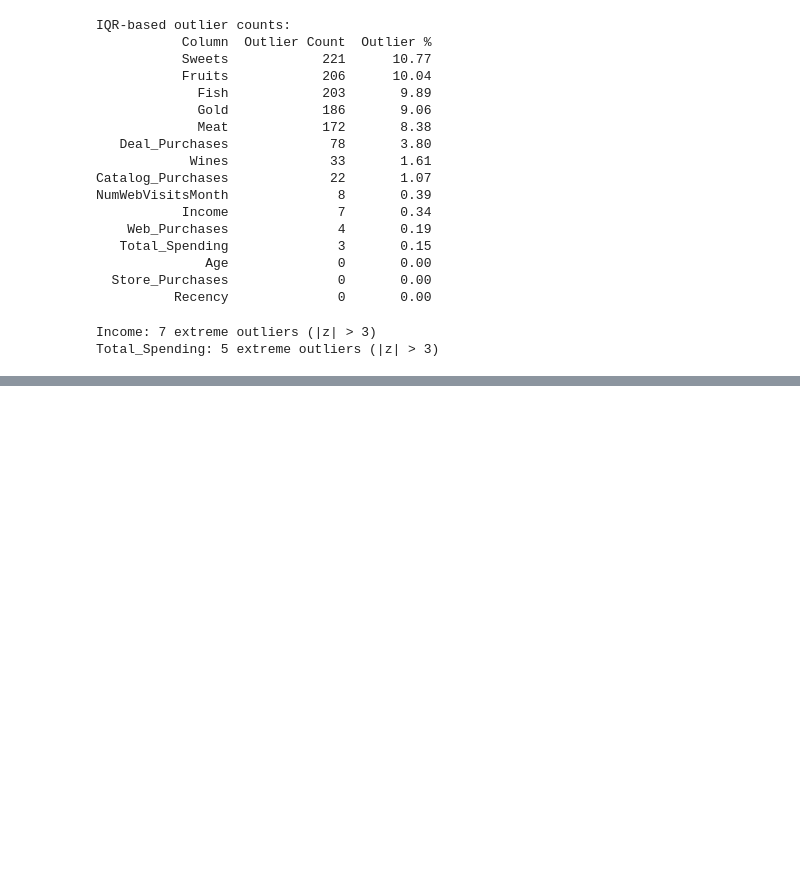
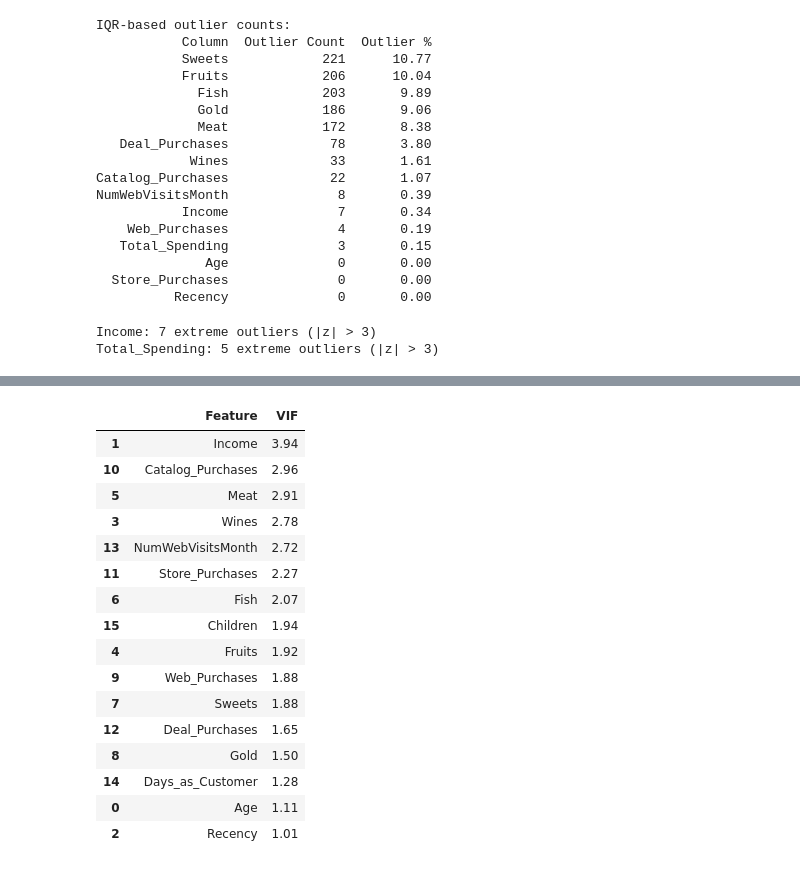
Before and after one commit to papocun/Customer-Segmentation-Project, a Jupyter notebook: Notebooks/Eda.ipynb, the cells around one changed output, grey strips where cells are left out. Saved outputs shown, nothing was run; the diff lists cells and outputs as text; code cells hidden in the pictures; blank space fills up the shorter version.

```diff
--- a/Notebooks/Eda.ipynb
+++ b/Notebooks/Eda.ipynb
@@ -1018,0 +1041,47 @@ Total_Spending: 5 extreme outliers (|z| > 3)
+# %%
+#Variance Inflation Factor
+# VIF > 5: moderate concern | VIF > 10: serious multicollinearity
+
+from statsmodels.stats.outliers_influence import variance_inflation_factor
+
+# Use only continuous features (exclude binary and derived composite columns)
+vif_cols = ['Age','Income','Recency','Wines','Fruits','Meat','Fish','Sweets','Gold',
+            'Web_Purchases','Catalog_Purchases','Store_Purchases','Deal_Purchases',
+            'NumWebVisitsMonth','Days_as_Customer','Children']
+
+vif_data = df[vif_cols].dropna()
+vif_data_const = vif_data.copy()
+vif_data_const['intercept'] = 1
+
+vif_result = pd.DataFrame()
+vif_result['Feature'] = vif_data_const.columns
+vif_result['VIF'] = [variance_inflation_factor(vif_data_const.values, i)
+                     for i in range(vif_data_const.shape[1])]
+vif_result = vif_result[vif_result['Feature'] != 'intercept']
+vif_result = vif_result.sort_values('VIF', ascending=False)
+
+# colour code
+def highlight_vif(val):
+    if val > 10: return 'background-color: #ffcccc'
+    elif val > 5: return 'background-color: #fff3cc'
+    return 'background-color: #00000'
+
+vif_result.style.applymap(highlight_vif, subset=['VIF']).format({'VIF': '{:.2f}'})
+# %% [output]
+|  | Feature | VIF |
+| 1 | Income | 3.94 |
+| 10 | Catalog_Purchases | 2.96 |
+| 5 | Meat | 2.91 |
+| 3 | Wines | 2.78 |
+| 13 | NumWebVisitsMonth | 2.72 |
+| 11 | Store_Purchases | 2.27 |
+| 6 | Fish | 2.07 |
+| 15 | Children | 1.94 |
+| 4 | Fruits | 1.92 |
+| 9 | Web_Purchases | 1.88 |
+| 7 | Sweets | 1.88 |
+| 12 | Deal_Purchases | 1.65 |
+| 8 | Gold | 1.50 |
+| 14 | Days_as_Customer | 1.28 |
+| 0 | Age | 1.11 |
+| 2 | Recency | 1.01 |
```
Also changed, not shown: parts of 3 cells of this notebook.
